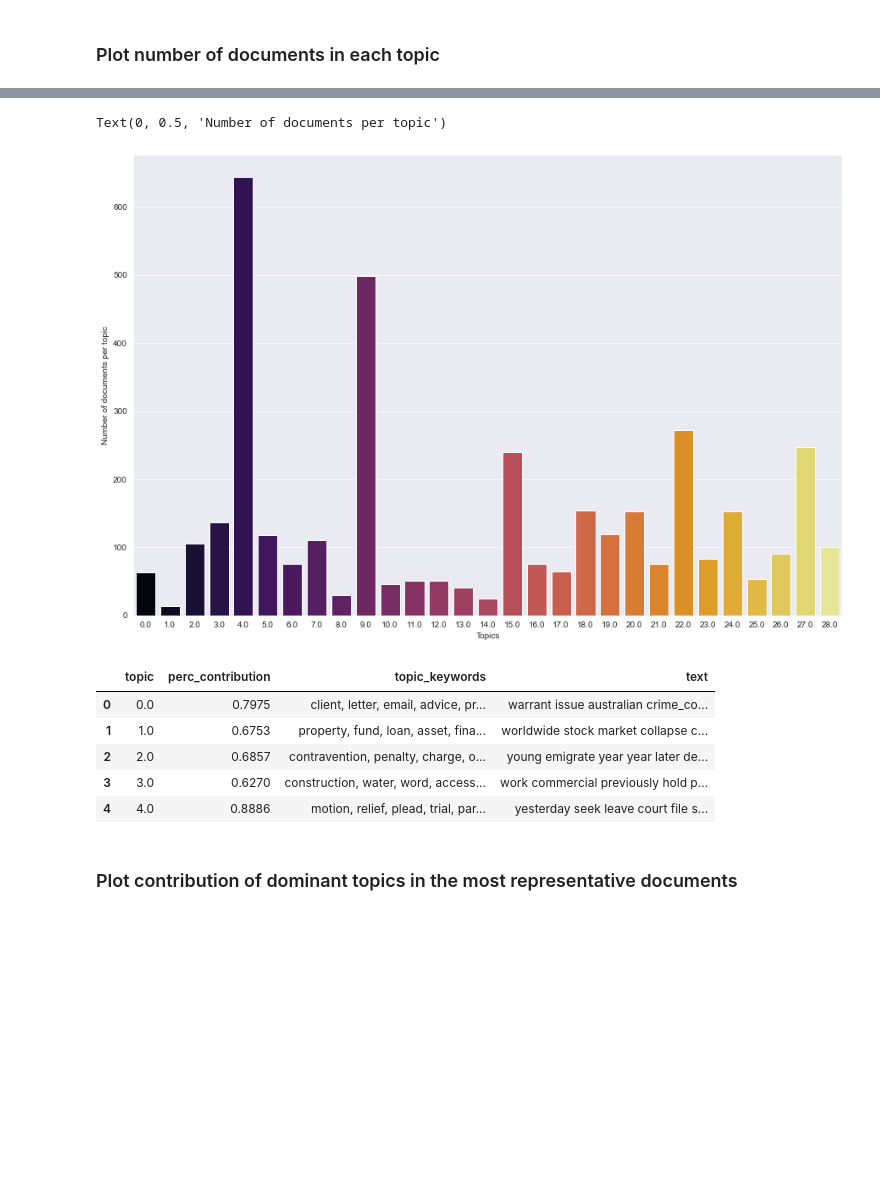
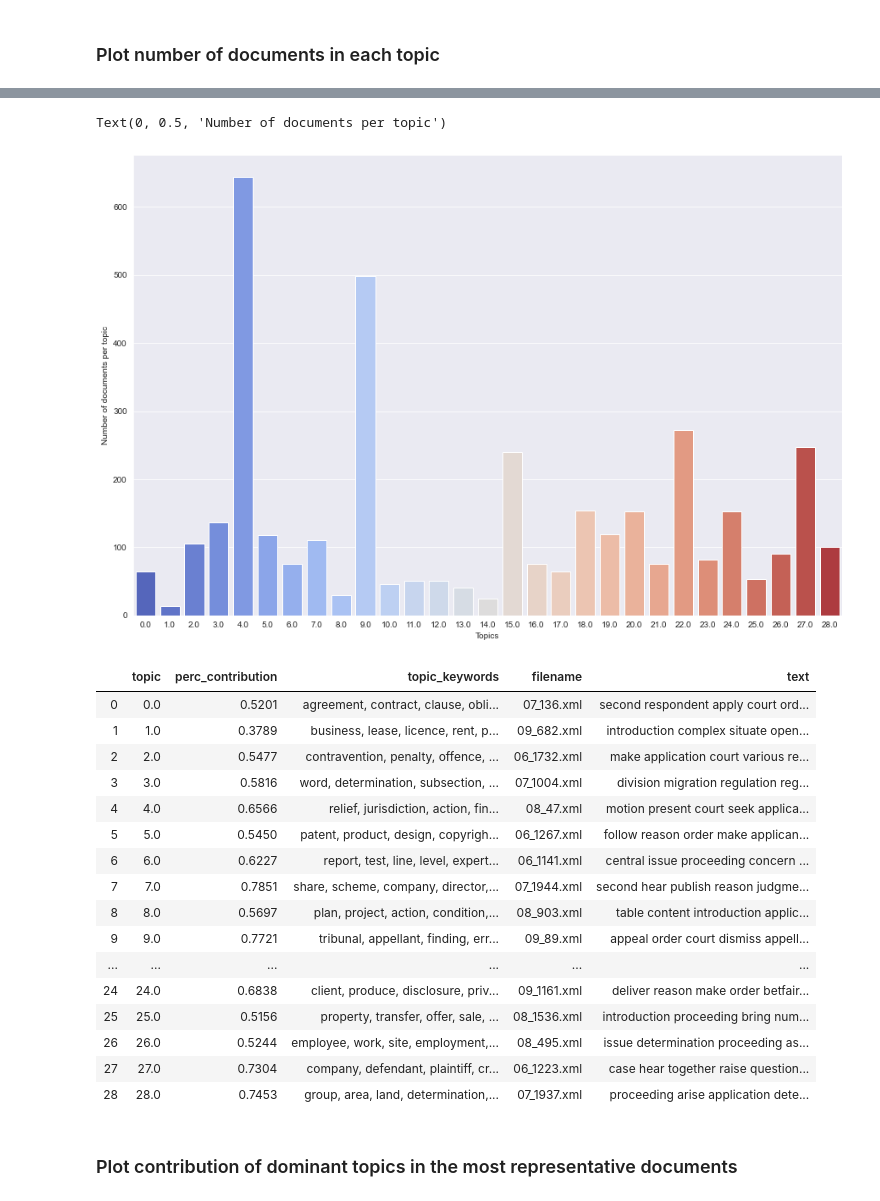
Before and after one commit to PejicM/Legal-Case-Reports-Topic-Modeling, a Jupyter notebook: topic_visualization.ipynb, the cells around one changed output, grey strips where cells are left out. Cells and saved outputs as stored; diff of their text form; code cells hidden in the pictures; blank space fills up the shorter version.

```diff
--- a/topic_visualization.ipynb
+++ b/topic_visualization.ipynb
@@ -131,21 +192,32 @@ df.head()
 # %%
 plt.figure(figsize=(15, 10))
-sns.countplot(data=doc_topics_df, x='dominant_topic', palette='inferno')
+sns.countplot(data=doc_topics_df, x='dominant_topic', palette='coolwarm')
 plt.xlabel('Topics')
 plt.ylabel('Number of documents per topic')
 # %% [output]
 Text(0, 0.5, 'Number of documents per topic')
-[figure, old version]
+[figure, new version]
 # %%
 representative_docs_df = pd.read_csv('dataframes/representative_document_per_topic.csv')
-representative_docs_df.head()
+representative_docs_df
 # %% [output]
-|  | topic | perc_contribution | topic_keywords | text |
-| 0 | 0.0 | 0.7975 | client, letter, email, advice, pr... | warrant issue australian crime_co... |
-| 1 | 1.0 | 0.6753 | property, fund, loan, asset, fina... | worldwide stock market collapse c... |
-| 2 | 2.0 | 0.6857 | contravention, penalty, charge, o... | young emigrate year year later de... |
-| 3 | 3.0 | 0.6270 | construction, water, word, access... | work commercial previously hold p... |
-| 4 | 4.0 | 0.8886 | motion, relief, plead, trial, par... | yesterday seek leave court file s... |
+|  | topic | perc_contribution | topic_keywords | filename | text |
+| 0 | 0.0 | 0.5201 | agreement, contract, clause, obli... | 07_136.xml | second respondent apply court ord... |
+| 1 | 1.0 | 0.3789 | business, lease, licence, rent, p... | 09_682.xml | introduction complex situate open... |
+| 2 | 2.0 | 0.5477 | contravention, penalty, offence, ... | 06_1732.xml | make application court various re... |
+| 3 | 3.0 | 0.5816 | word, determination, subsection, ... | 07_1004.xml | division migration regulation reg... |
+| 4 | 4.0 | 0.6566 | relief, jurisdiction, action, fin... | 08_47.xml | motion present court seek applica... |
+| 5 | 5.0 | 0.5450 | patent, product, design, copyrigh... | 06_1267.xml | follow reason order make applican... |
+| 6 | 6.0 | 0.6227 | report, test, line, level, expert... | 06_1141.xml | central issue proceeding concern ... |
+| 7 | 7.0 | 0.7851 | share, scheme, company, director,... | 07_1944.xml | second hear publish reason judgme... |
+| 8 | 8.0 | 0.5697 | plan, project, action, condition,... | 08_903.xml | table content introduction applic... |
+| 9 | 9.0 | 0.7721 | tribunal, appellant, finding, err... | 09_89.xml | appeal order court dismiss appell... |
+| ... | ... | ... | ... | ... | ... |
+| 24 | 24.0 | 0.6838 | client, produce, disclosure, priv... | 09_1161.xml | deliver reason make order betfair... |
+| 25 | 25.0 | 0.5156 | property, transfer, offer, sale, ... | 08_1536.xml | introduction proceeding bring num... |
+| 26 | 26.0 | 0.5244 | employee, work, site, employment,... | 08_495.xml | issue determination proceeding as... |
+| 27 | 27.0 | 0.7304 | company, defendant, plaintiff, cr... | 06_1223.xml | case hear together raise question... |
+| 28 | 28.0 | 0.7453 | group, area, land, determination,... | 07_1937.xml | proceeding arise application dete... |
 # %% [markdown]
 ### Plot contribution of dominant topics in the most representative documents
 # %%
```
Also changed, not shown: parts of 23 cells of this notebook, 1 other file.
